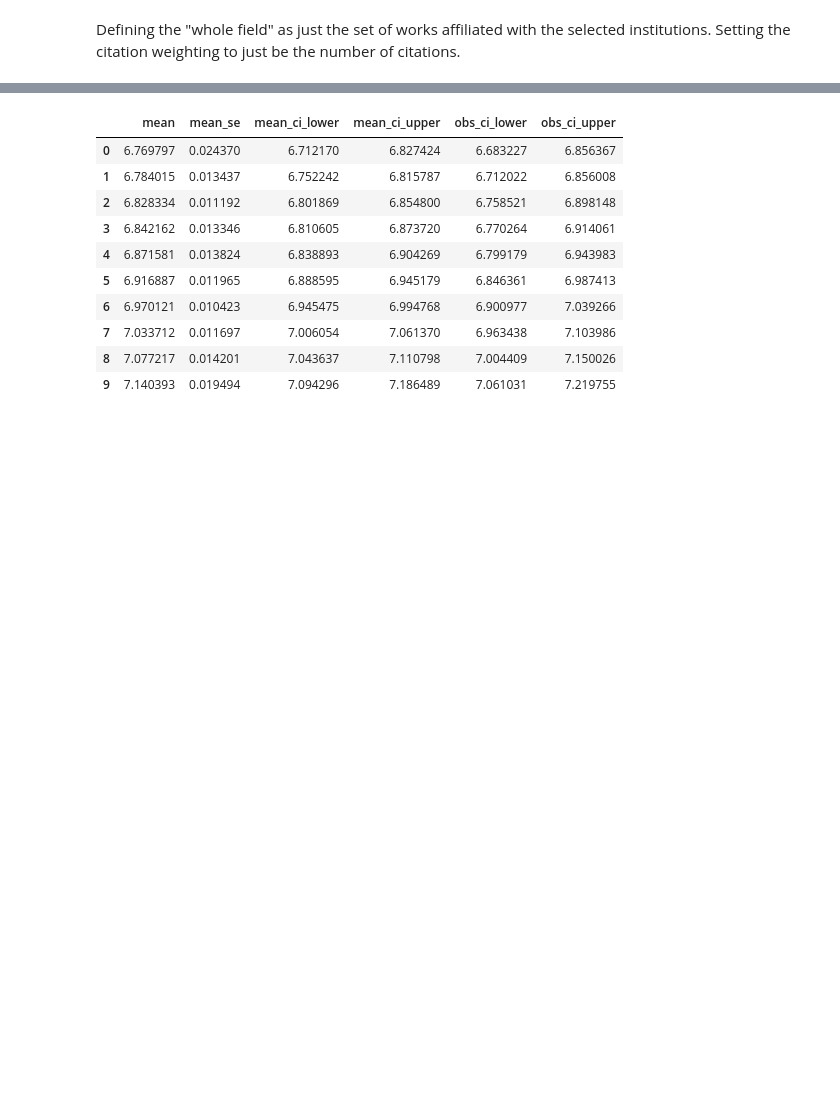
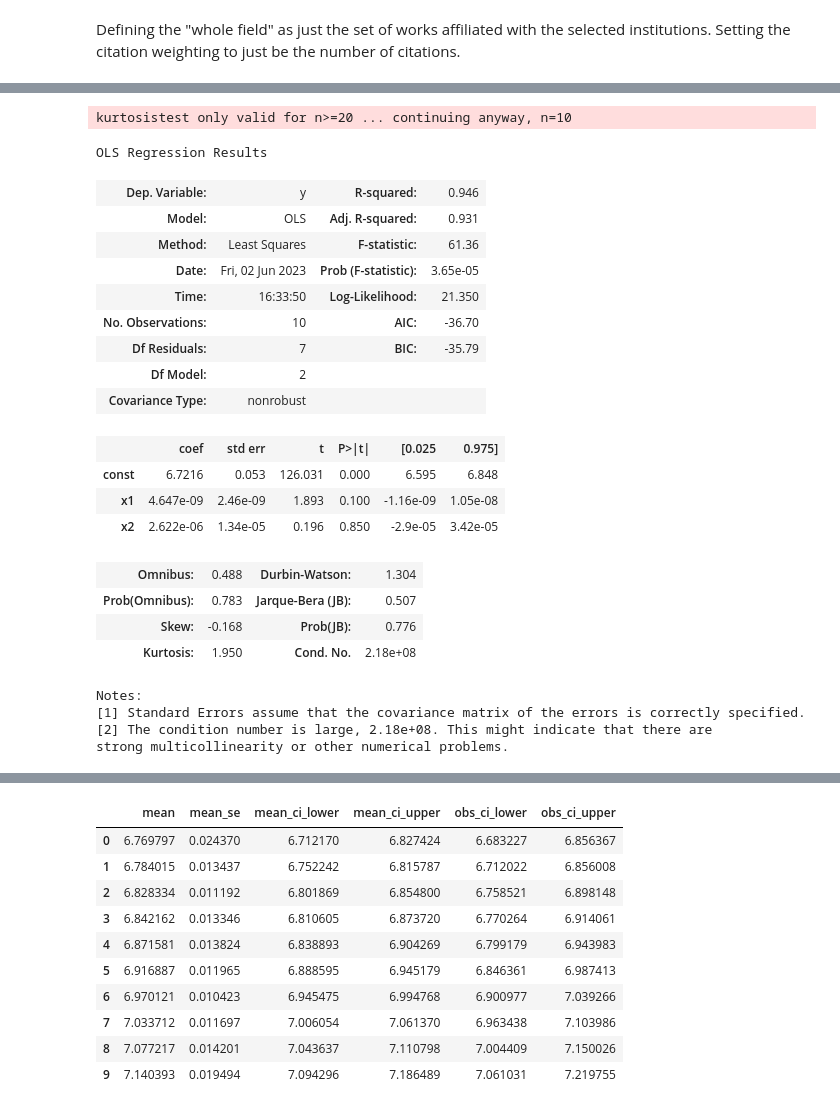
Before and after one commit to epoch-research/ai-research-impact, a Jupyter notebook: ai_researcher_impact_trends.ipynb, the cells around one changed output, grey strips where cells are left out. Saved outputs shown, nothing was run; the diff lists cells and outputs as text; code cells hidden in the pictures; blank space fills up the shorter version.

```diff
--- a/ai_researcher_impact_trends.ipynb
+++ b/ai_researcher_impact_trends.ipynb
@@ -716,3 +732,30 @@ OLS Regression Results
 | Kurtosis: | 2.381 | Cond. No. | 214. |
 Notes:
 [1] Standard Errors assume that the covariance matrix of the errors is correctly specified.
+# %%
+est_exp = fit_linear_regression(design_matrix.data, np.log10(citation_weighted_works.data))
+est_exp.summary()
+# %% [output]
+kurtosistest only valid for n>=20 ... continuing anyway, n=10
+OLS Regression Results
+| Dep. Variable: | y | R-squared: | 0.946 |
+| Model: | OLS | Adj. R-squared: | 0.931 |
+| Method: | Least Squares | F-statistic: | 61.36 |
+| Date: | Fri, 02 Jun 2023 | Prob (F-statistic): | 3.65e-05 |
+| Time: | 16:33:50 | Log-Likelihood: | 21.350 |
+| No. Observations: | 10 | AIC: | -36.70 |
+| Df Residuals: | 7 | BIC: | -35.79 |
+| Df Model: | 2 |  |  |
+| Covariance Type: | nonrobust |  |  |
+|  | coef | std err | t | P>|t| | [0.025 | 0.975] |
+| const | 6.7216 | 0.053 | 126.031 | 0.000 | 6.595 | 6.848 |
+| x1 | 4.647e-09 | 2.46e-09 | 1.893 | 0.100 | -1.16e-09 | 1.05e-08 |
+| x2 | 2.622e-06 | 1.34e-05 | 0.196 | 0.850 | -2.9e-05 | 3.42e-05 |
+| Omnibus: | 0.488 | Durbin-Watson: | 1.304 |
+| Prob(Omnibus): | 0.783 | Jarque-Bera (JB): | 0.507 |
+| Skew: | -0.168 | Prob(JB): | 0.776 |
+| Kurtosis: | 1.950 | Cond. No. | 2.18e+08 |
+Notes:
+[1] Standard Errors assume that the covariance matrix of the errors is correctly specified.
+[2] The condition number is large, 2.18e+08. This might indicate that there are
+strong multicollinearity or other numerical problems.
```
Also changed, not shown: parts of 38 cells of this notebook, 4 other files.
